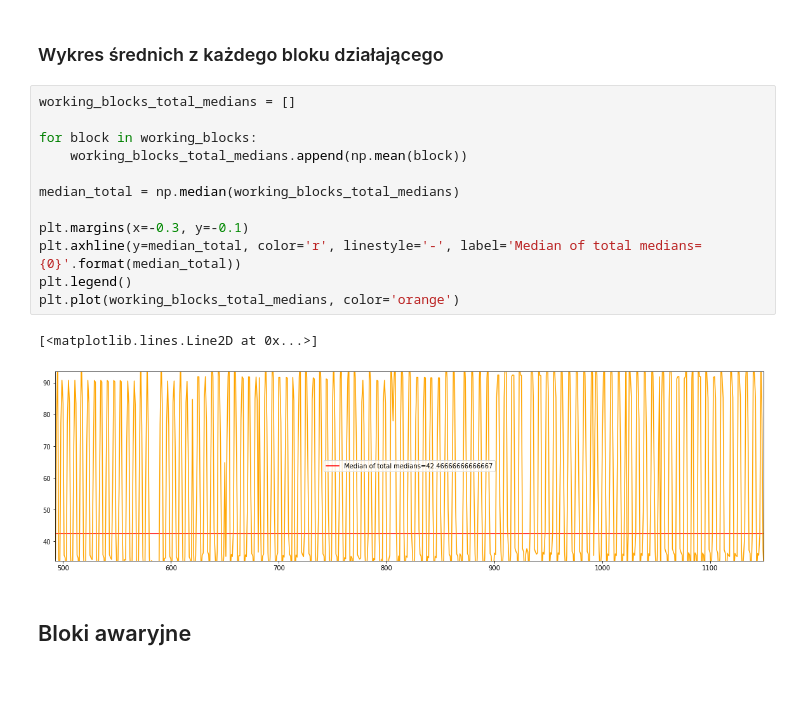
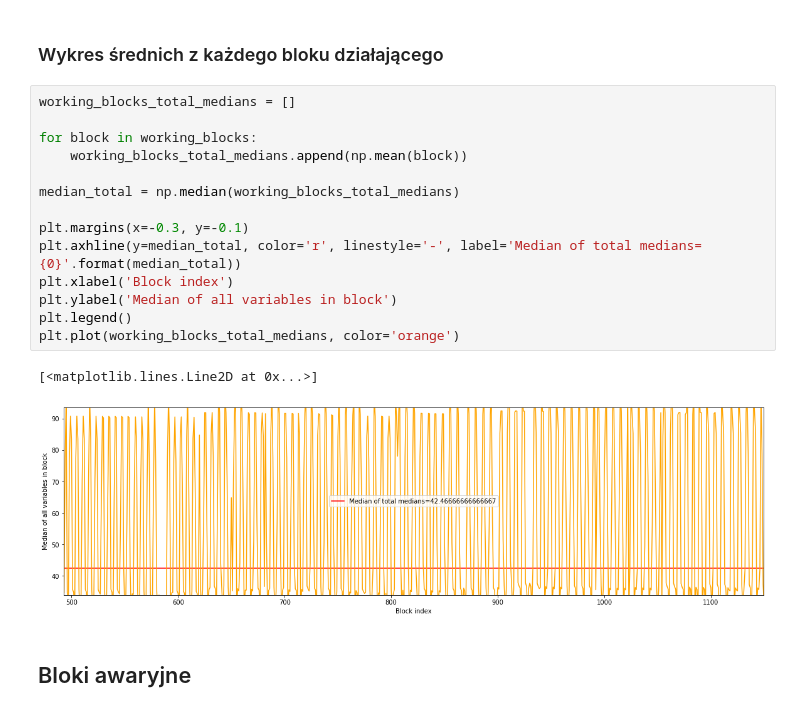
Before and after one commit to nerooc/device-downtime-detection, a Jupyter notebook: data_analysis/medians.ipynb, the cells around one changed output. Drawn from its saved outputs; the diff is of its cells as text; blank space fills up the shorter version.

```diff
--- a/data_analysis/medians.ipynb
+++ b/data_analysis/medians.ipynb
@@ -66,18 +69,20 @@ for idx in range(9):
 # %%
 working_blocks_total_medians = []
 
 for block in working_blocks:
     working_blocks_total_medians.append(np.mean(block))
 
 median_total = np.median(working_blocks_total_medians)
 
 plt.margins(x=-0.3, y=-0.1)
 plt.axhline(y=median_total, color='r', linestyle='-', label='Median of total medians={0}'.format(median_total))
+plt.xlabel('Block index')
+plt.ylabel('Median of all variables in block')
 plt.legend()
 plt.plot(working_blocks_total_medians, color='orange')
 # %% [output]
 [<matplotlib.lines.Line2D at 0x...>]
-[figure, old version]
+[figure, new version]
 # %% [markdown]
 ## Bloki awaryjne
 # %% [markdown]
```
Also changed, not shown: parts of 5 cells of this notebook, 2 other files.
